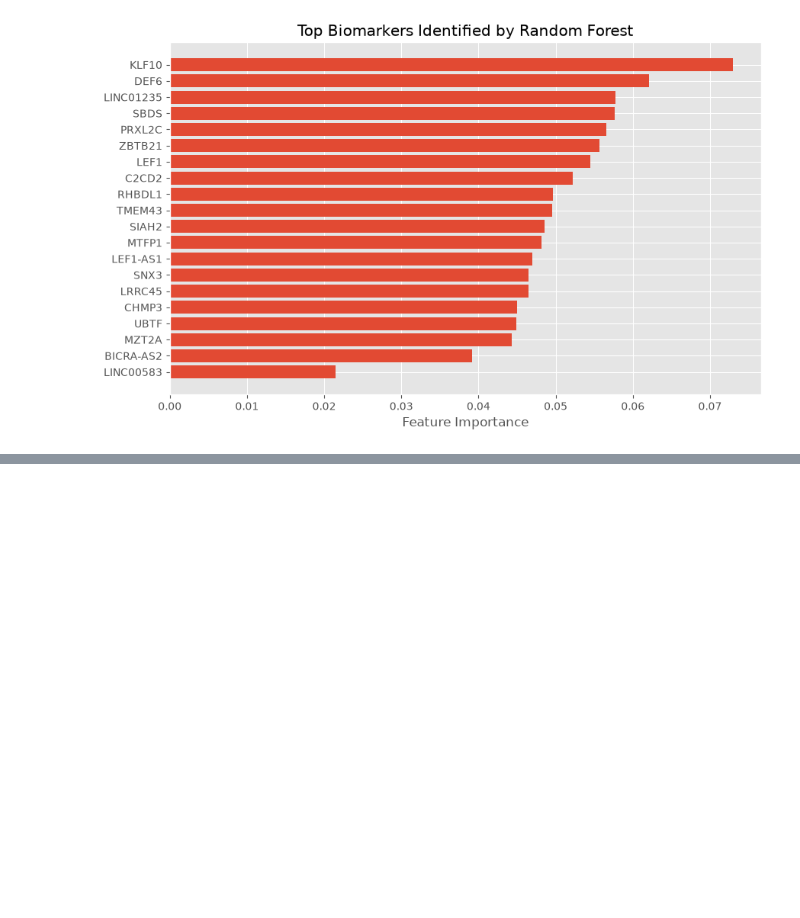
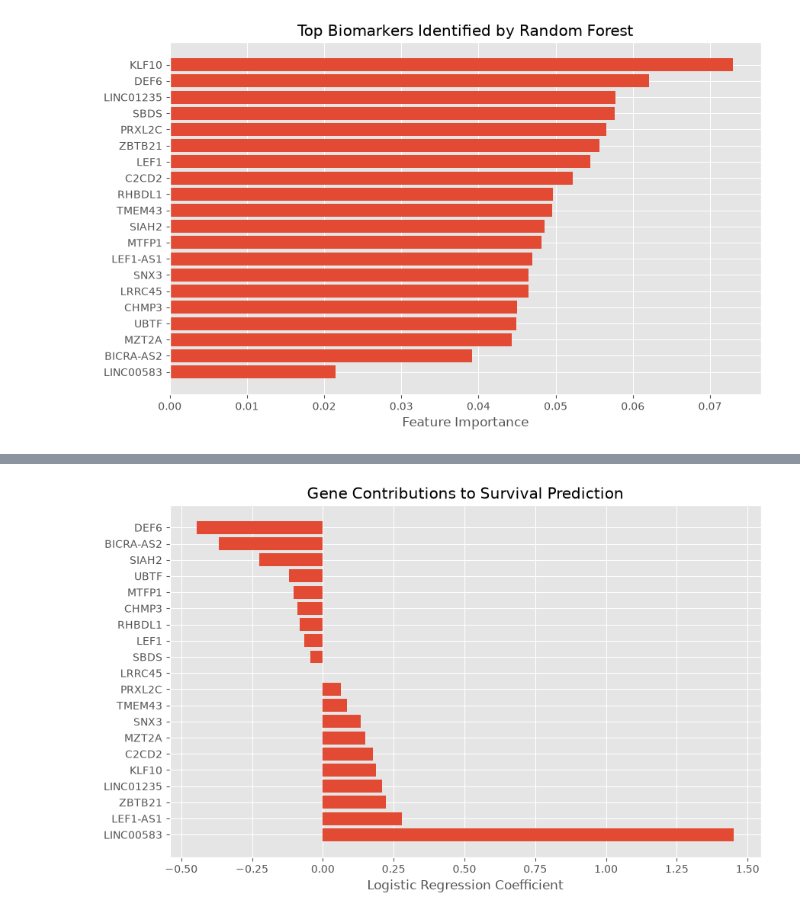
Before and after one commit to palrabheru/tcga-biomarker-discovery, a Jupyter notebook: notebooks/biomarker_analysis.ipynb, the cells around one changed output, grey strips where cells are left out. Drawn from its saved outputs; the diff is of its cells as text; code cells hidden in the pictures; blank space fills up the shorter version.

Commit message:
Pause point: completed TCGA BRCA data preprocessing, clinical integration, and initial biomarker analysis setup

```diff
--- a/notebooks/biomarker_analysis.ipynb
+++ b/notebooks/biomarker_analysis.ipynb
@@ -1262,0 +1304,2 @@ plt.show()
+# %%
+rf_balanced.fit(X_train, y_train)
@@ -1262,0 +1326,14 @@ plt.show()
+# %%
+from sklearn.linear_model import LogisticRegression
+
+lr_model = LogisticRegression(
+    penalty="l1",
+    solver="liblinear",
+    class_weight="balanced",
+    random_state=42
+)
+
+lr_model.fit(X_train, y_train)
+
+y_pred_lr = lr_model.predict(X_test)
+y_prob_lr = lr_model.predict_proba(X_test)[:,1]
@@ -1262,0 +1352,12 @@ plt.show()
+# %%
+coefficients = pd.DataFrame({
+    "Gene": X.columns,
+    "Coefficient": lr_model.coef_[0]
+})
+
+coefficients = coefficients.sort_values(
+    "Coefficient",
+    ascending=False
+)
+
+coefficients
@@ -1262,0 +1382,14 @@ plt.show()
+# %%
+plt.figure(figsize=(10,6))
+
+plt.barh(
+    coefficients["Gene"],
+    coefficients["Coefficient"]
+)
+
+plt.xlabel("Logistic Regression Coefficient")
+plt.title("Gene Contributions to Survival Prediction")
+
+plt.show()
+# %% [output]
+[figure, added]
```
Also changed, not shown: parts of 9 cells of this notebook, 1 other file.
